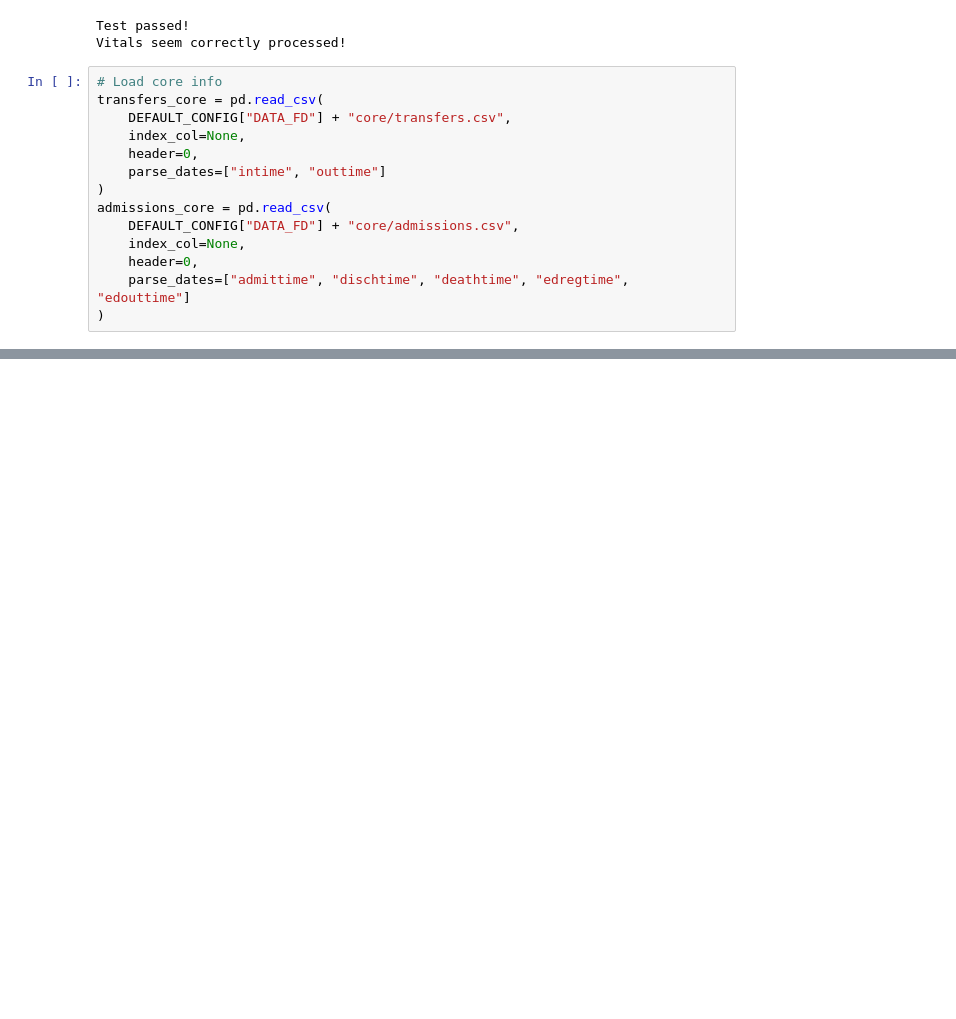
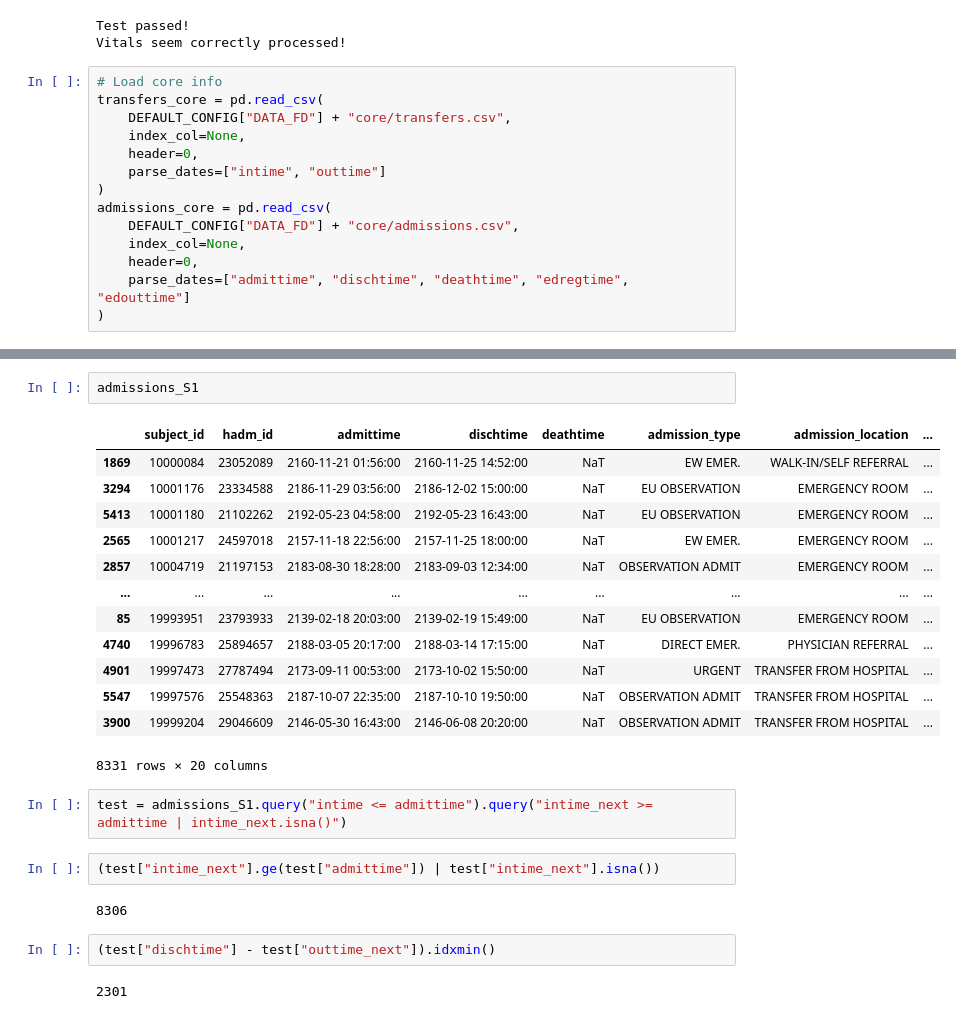
Before and after one commit to hrna-ox/VarPhenClustering, a Jupyter notebook: Developing Code.ipynb, the cells around one changed output, grey strips where cells are left out. Saved outputs shown, nothing was run; the diff lists cells and outputs as text; blank space fills up the shorter version.

```diff
--- a/Developing Code.ipynb
+++ b/Developing Code.ipynb
@@ -145,0 +171,26 @@ Testing ids are complete for params ('subject_id', 'hadm_id', 'stay_id')
+# %%
+admissions_S1
+# %% [output]
+|  | subject_id | hadm_id | admittime | dischtime | deathtime | admission_type | admission_location | ... |
+| 1869 | 10000084 | 23052089 | 2160-11-21 01:56:00 | 2160-11-25 14:52:00 | NaT | EW EMER. | WALK-IN/SELF REFERRAL | ... |
+| 3294 | 10001176 | 23334588 | 2186-11-29 03:56:00 | 2186-12-02 15:00:00 | NaT | EU OBSERVATION | EMERGENCY ROOM | ... |
+| 5413 | 10001180 | 21102262 | 2192-05-23 04:58:00 | 2192-05-23 16:43:00 | NaT | EU OBSERVATION | EMERGENCY ROOM | ... |
+| 2565 | 10001217 | 24597018 | 2157-11-18 22:56:00 | 2157-11-25 18:00:00 | NaT | EW EMER. | EMERGENCY ROOM | ... |
+| 2857 | 10004719 | 21197153 | 2183-08-30 18:28:00 | 2183-09-03 12:34:00 | NaT | OBSERVATION ADMIT | EMERGENCY ROOM | ... |
+| ... | ... | ... | ... | ... | ... | ... | ... | ... |
+| 85 | 19993951 | 23793933 | 2139-02-18 20:03:00 | 2139-02-19 15:49:00 | NaT | EU OBSERVATION | EMERGENCY ROOM | ... |
+| 4740 | 19996783 | 25894657 | 2188-03-05 20:17:00 | 2188-03-14 17:15:00 | NaT | DIRECT EMER. | PHYSICIAN REFERRAL | ... |
+| 4901 | 19997473 | 27787494 | 2173-09-11 00:53:00 | 2173-10-02 15:50:00 | NaT | URGENT | TRANSFER FROM HOSPITAL | ... |
+| 5547 | 19997576 | 25548363 | 2187-10-07 22:35:00 | 2187-10-10 19:50:00 | NaT | OBSERVATION ADMIT | TRANSFER FROM HOSPITAL | ... |
+| 3900 | 19999204 | 29046609 | 2146-05-30 16:43:00 | 2146-06-08 20:20:00 | NaT | OBSERVATION ADMIT | TRANSFER FROM HOSPITAL | ... |
+8331 rows × 20 columns
+# %%
+test = admissions_S1.query("intime <= admittime").query("intime_next >= admittime | intime_next.isna()")
+# %%
+(test["intime_next"].ge(test["admittime"]) | test["intime_next"].isna())
+# %% [output]
+8306
+# %%
+(test["dischtime"] - test["outtime_next"]).idxmin()
+# %% [output]
+2301
```
Also changed, not shown: parts of 7 cells of this notebook, 1 other file.
